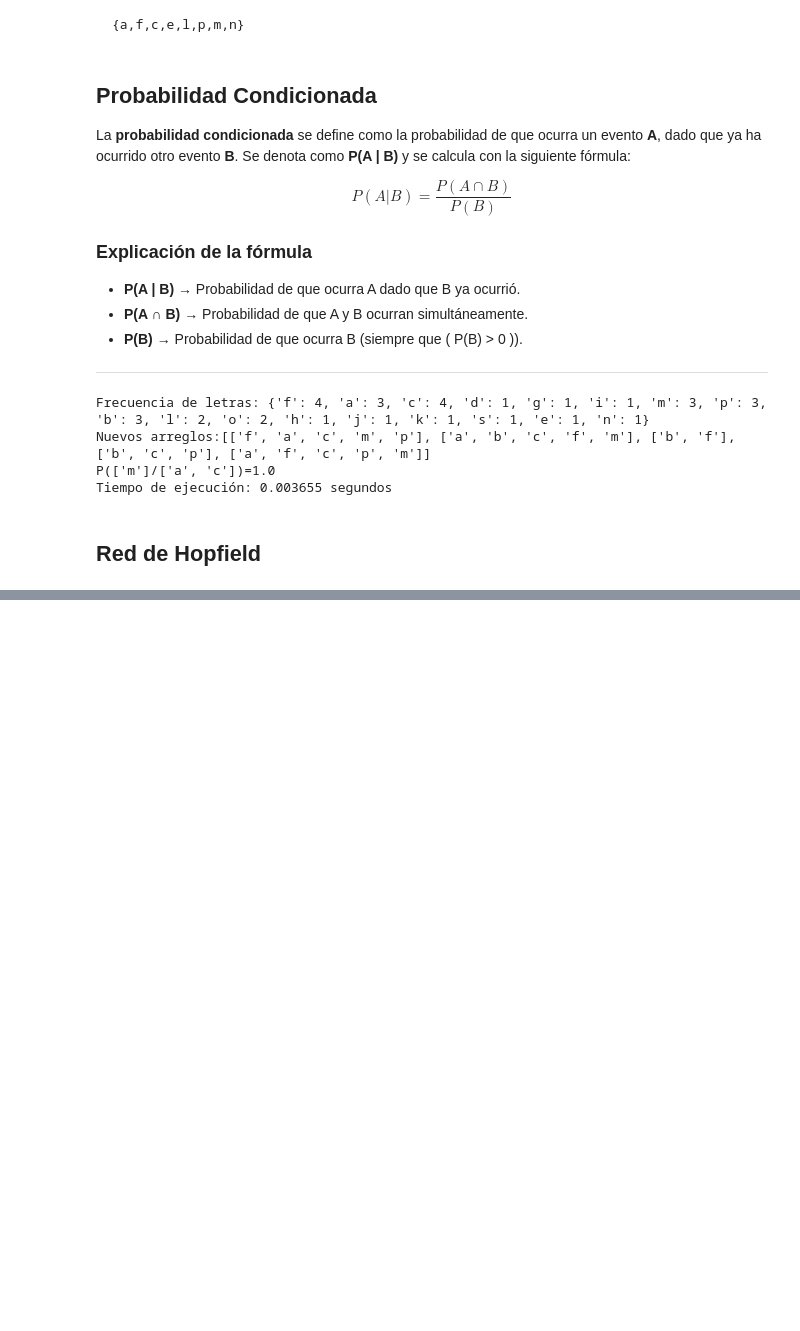
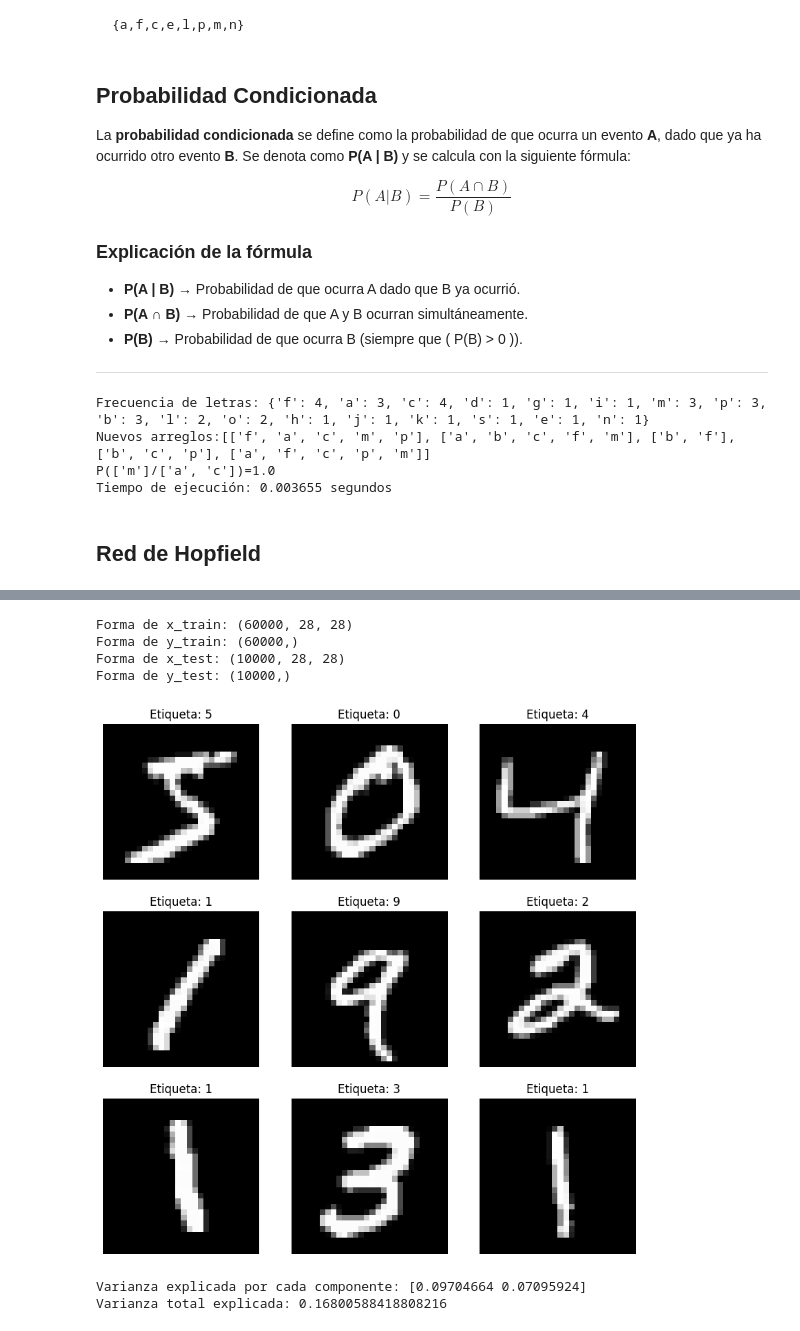
Before and after one commit to ivankarrillin/ML_Doc, a Jupyter notebook: reto_palabras.ipynb, the cells around one changed output, grey strips where cells are left out. Drawn from its saved outputs; the diff is of its cells as text; code cells hidden in the pictures; blank space fills up the shorter version.

Commit message:
ejercicio PCA con datos MNIST

```diff
--- a/reto_palabras.ipynb
+++ b/reto_palabras.ipynb
@@ -590,0 +525,25 @@ matriz_distancias=np.array([
+# %%
+# Cargar el conjunto de datos MNIST
+(x_train, y_train), (x_test, y_test) = mnist.load_data()
+
+# Mostrar la forma de los datos
+print("Forma de x_train:", x_train.shape)  # (60000, 28, 28)
+print("Forma de y_train:", y_train.shape)  # (60000,)
+print("Forma de x_test:", x_test.shape)    # (10000, 28, 28)
+print("Forma de y_test:", y_test.shape)    # (10000,)
+# %% [output]
+Forma de x_train: (60000, 28, 28)
+Forma de y_train: (60000,)
+Forma de x_test: (10000, 28, 28)
+Forma de y_test: (10000,)
+# %%
+# Visualizar algunas imágenes
+plt.figure(figsize=(10, 10))
+for i in range(9):
+    plt.subplot(3, 3, i + 1)
+    plt.imshow(x_train[i], cmap='gray')
+    plt.title(f"Etiqueta: {y_train[i]}")
+    plt.axis('off')
+plt.show()
+# %% [output]
+[figure, added]
@@ -590,0 +558,14 @@ matriz_distancias=np.array([
+# %%
+from sklearn.decomposition import PCA
+
+# Aplicar PCA
+n_components = 2  # Número de componentes principales
+pca = PCA(n_components=n_components)
+x_train_pca = pca.fit_transform(x_train_flat)
+
+# Mostrar la varianza explicada
+print("Varianza explicada por cada componente:", pca.explained_variance_ratio_)
+print("Varianza total explicada:", sum(pca.explained_variance_ratio_))
+# %% [output]
+Varianza explicada por cada componente: [0.09704664 0.07095924]
+Varianza total explicada: 0.16800588418808216
```
Also changed, not shown: parts of 4 cells of this notebook.
